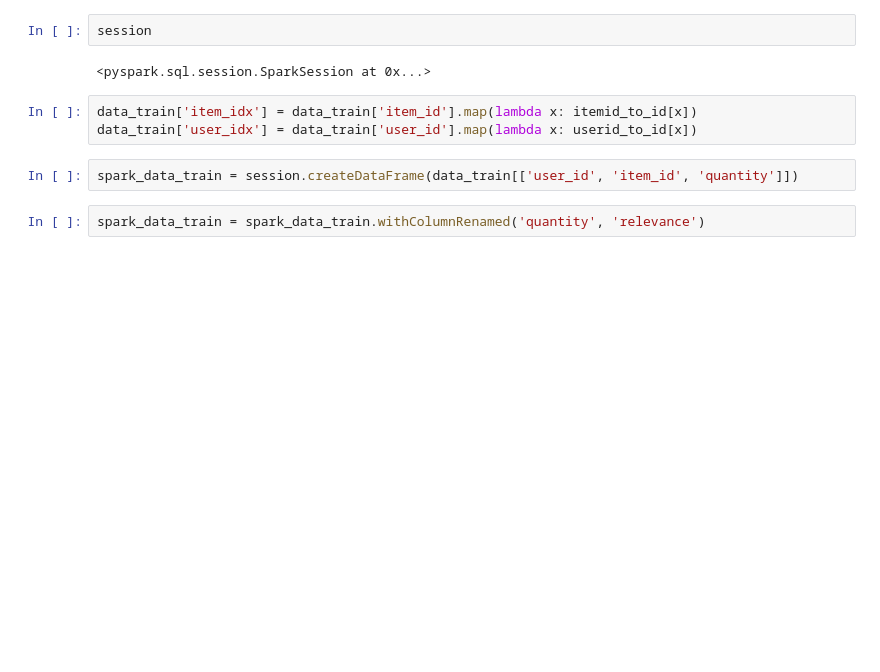
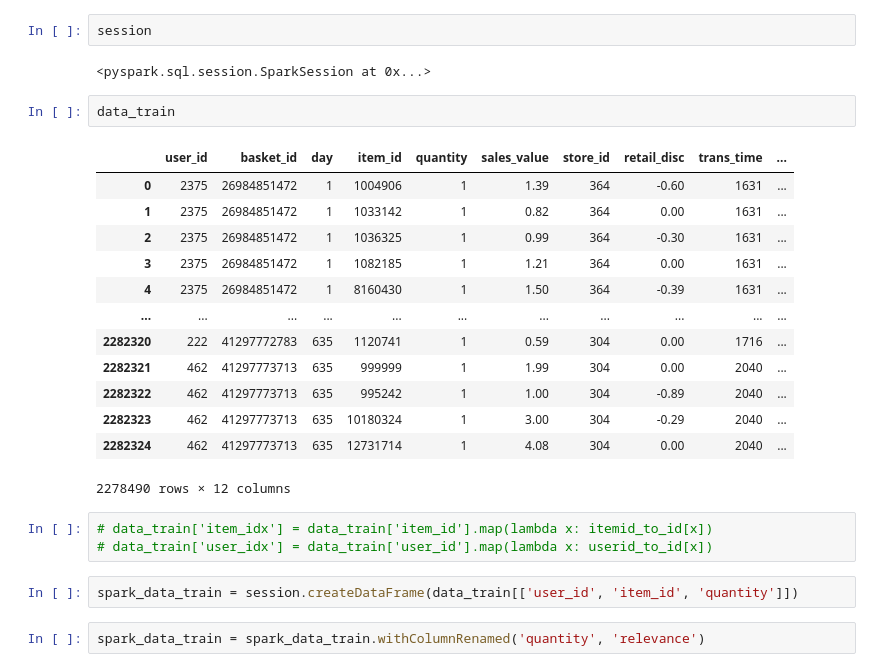
Before and after one commit to mechanic3000/GB_Recommender_systems, a Jupyter notebook: HW_7.ipynb, the cells around one changed output. Saved outputs shown, nothing was run; the diff lists cells and outputs as text; blank space fills up the shorter version.

```diff
--- a/HW_7.ipynb
+++ b/HW_7.ipynb
@@ -136,9 +136,25 @@ session.sparkContext.setLogLevel('ERROR')
 session
 # %% [output]
 <pyspark.sql.session.SparkSession at 0x...>
+# %%
+data_train
+# %% [output]
+|  | user_id | basket_id | day | item_id | quantity | sales_value | store_id | retail_disc | trans_time | ... |
+| 0 | 2375 | 26984851472 | 1 | 1004906 | 1 | 1.39 | 364 | -0.60 | 1631 | ... |
+| 1 | 2375 | 26984851472 | 1 | 1033142 | 1 | 0.82 | 364 | 0.00 | 1631 | ... |
+| 2 | 2375 | 26984851472 | 1 | 1036325 | 1 | 0.99 | 364 | -0.30 | 1631 | ... |
+| 3 | 2375 | 26984851472 | 1 | 1082185 | 1 | 1.21 | 364 | 0.00 | 1631 | ... |
+| 4 | 2375 | 26984851472 | 1 | 8160430 | 1 | 1.50 | 364 | -0.39 | 1631 | ... |
+| ... | ... | ... | ... | ... | ... | ... | ... | ... | ... | ... |
+| 2282320 | 222 | 41297772783 | 635 | 1120741 | 1 | 0.59 | 304 | 0.00 | 1716 | ... |
+| 2282321 | 462 | 41297773713 | 635 | 999999 | 1 | 1.99 | 304 | 0.00 | 2040 | ... |
+| 2282322 | 462 | 41297773713 | 635 | 995242 | 1 | 1.00 | 304 | -0.89 | 2040 | ... |
+| 2282323 | 462 | 41297773713 | 635 | 10180324 | 1 | 3.00 | 304 | -0.29 | 2040 | ... |
+| 2282324 | 462 | 41297773713 | 635 | 12731714 | 1 | 4.08 | 304 | 0.00 | 2040 | ... |
+2278490 rows × 12 columns
 # %%
-data_train['item_idx'] = data_train['item_id'].map(lambda x: itemid_to_id[x])
-data_train['user_idx'] = data_train['user_id'].map(lambda x: userid_to_id[x])
+# data_train['item_idx'] = data_train['item_id'].map(lambda x: itemid_to_id[x])
+# data_train['user_idx'] = data_train['user_id'].map(lambda x: userid_to_id[x])
 # %%
 spark_data_train = session.createDataFrame(data_train[['user_id', 'item_id', 'quantity']])
 # %%
```
Also changed, not shown: parts of 3 cells of this notebook.
